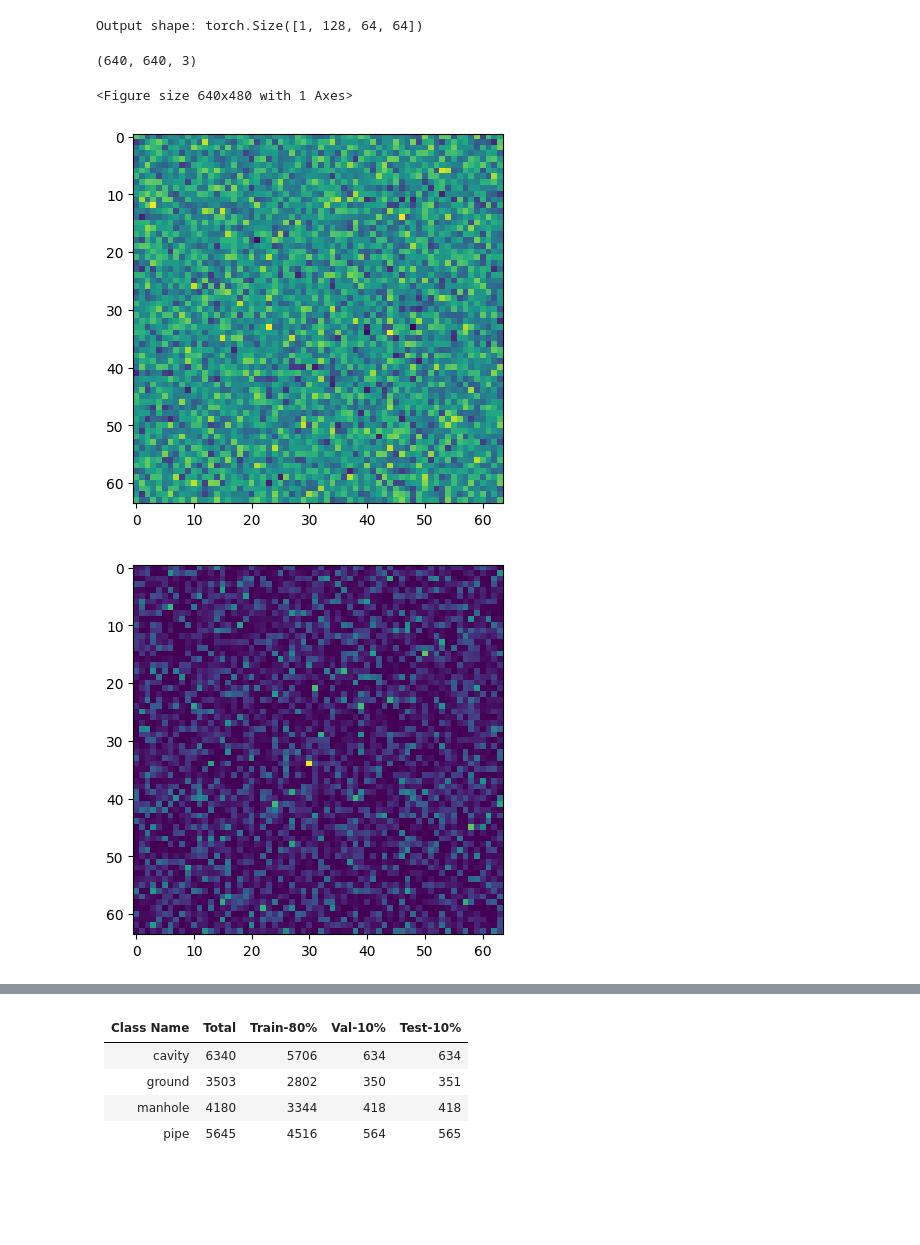
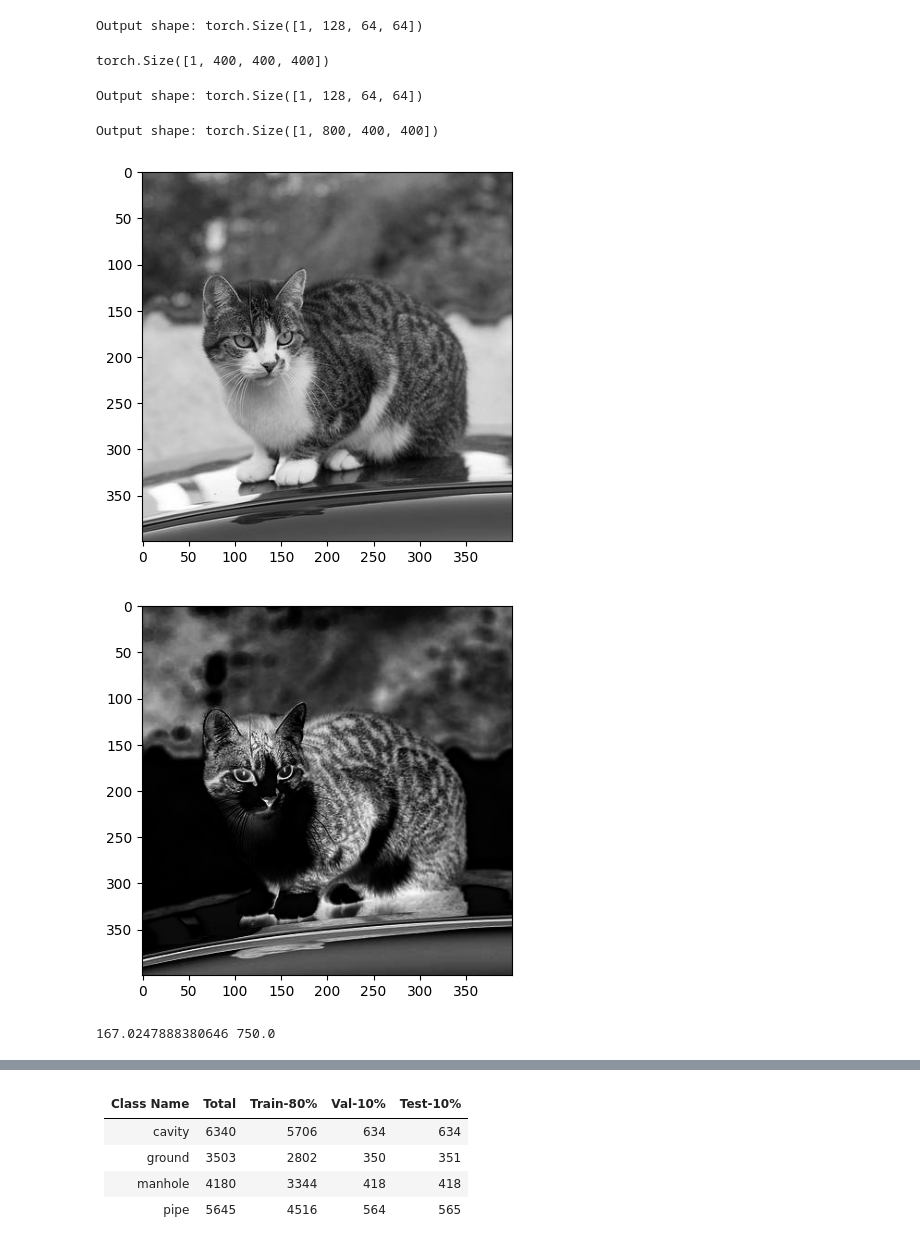
Before and after one commit to ruslanraupoff/ultralytics, a Jupyter notebook: examples/main.ipynb, the cells around one changed output, grey strips where cells are left out. Cells and saved outputs as stored; diff of their text form; code cells hidden in the pictures; blank space fills up the shorter version.

```diff
--- a/examples/main.ipynb
+++ b/examples/main.ipynb
@@ -26,0 +118,10 @@ model.predict("bus.jpg", save=True)
+# %%
+img = cv2.imread('../../datasets/coco128/images/train2017/000000000650.jpg', 0)
+
+crop = img[10:410, 120:520]
+resized = cv2.resize(crop, (64,64))
+plt.imshow(crop, cmap='gray')
+plt.show()
+
+plt.imshow(resized, cmap='gray')
+plt.show()
@@ -56,28 +160,31 @@ if __name__ == "__main__":
   print("Output shape:", output.shape)  # Expected: (1, 128, 64, 64)
 # %% [output]
 Output shape: torch.Size([1, 128, 64, 64])
-# %%
-from ultralytics.data.augment import LetterBox
-
-img = cv2.imread('bus.jpg')
-letterbox = LetterBox(new_shape=(640, 640))
-resized_img = letterbox(image=img)
-resized_img.shape
-# %% [output]
-(640, 640, 3)
-# %%
-plt.imshow(resized_img, cmap='gray')
-plt.show()
-# %% [output]
-<Figure size 640x480 with 1 Axes>
+# %%
+x = torch.from_numpy(np.array([[crop/255] * 400])).type(torch.float)
+x.shape
+# %% [output]
+torch.Size([1, 400, 400, 400])
+# %%
+model = GSConv(64, 128)
+output = model(x)
+print("Output shape:", output.shape)
+# %% [output]
+Output shape: torch.Size([1, 128, 64, 64])
+# %%
+model = GSConv(400, 800)
+output = model(x)
+print("Output shape:", output.shape)
+# %% [output]
+Output shape: torch.Size([1, 800, 400, 400])
 # %%
-plt.imshow(x[0][0])
+plt.imshow(x[0][1], cmap='gray')
 plt.show()
-plt.imshow(output[0][0].detach().numpy())
+plt.imshow(output[0][1].detach().numpy(), cmap='gray')
 plt.show()
 # %% [output]
-[figure, old version]
+[figure, new version]
-[figure, old version]
+[figure, new version]
 # %%
 class SNI(nn.Module):
 	'''
@@ -119,0 +246,8 @@ class GSConvE(nn.Module):
+# %%
+s = 1
+for i in range(354, 365):
+  s *= i/365
+
+print((1-s)*1000, 3/4*1000)
+# %% [output]
+167.0247888380646 750.0
```
Also changed, not shown: parts of 10 cells of this notebook, 7 other files.
